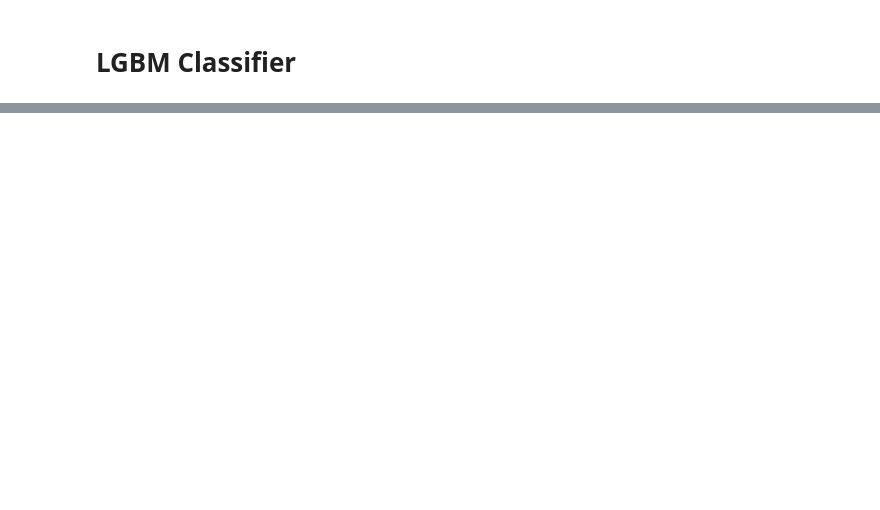
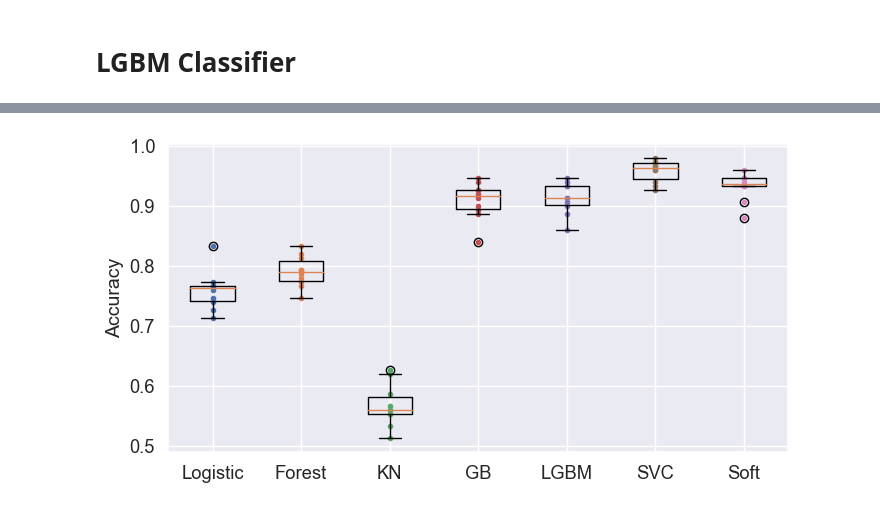
Before and after one commit to Samikshya0620/Mobile-Price-Classifier, a Jupyter notebook: rando forest.ipynb, the cells around one changed output, grey strips where cells are left out. Cells and saved outputs as stored; diff of their text form; code cells hidden in the pictures; blank space fills up the shorter version.

Commit message:
modelbuilding

```diff
--- a/rando forest.ipynb
+++ b/rando forest.ipynb
@@ -887,0 +925,2 @@ plt.xlabel('Predicted label')
+# %%
+X_train, X_val, y_train, y_val = train_test_split(X_scaled, y, test_size = 0.25, random_state=42)
@@ -887,0 +979,18 @@ plt.xlabel('Predicted label')
+# %%
+import matplotlib.pyplot as plt
+
+def plot_scores(scores):
+  plt.figure(figsize=(8, 4))
+  i = 1
+  for model_name, score in scores:
+    plt.plot([i]*cv, score, ".")
+    i += 1
+
+  plt.boxplot([score for _, score in scores],
+              labels=[model_name for model_name, _ in scores])
+  plt.ylabel("Accuracy", fontsize=14)
+  plt.show()
+
+plot_scores(scores)
+# %% [output]
+[figure, added]
```
Also changed, not shown: parts of 9 cells of this notebook.
